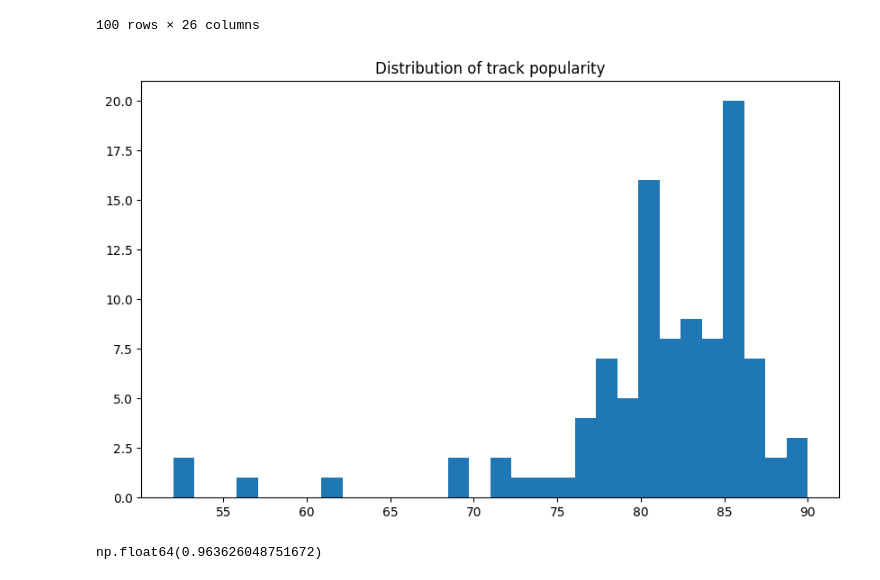
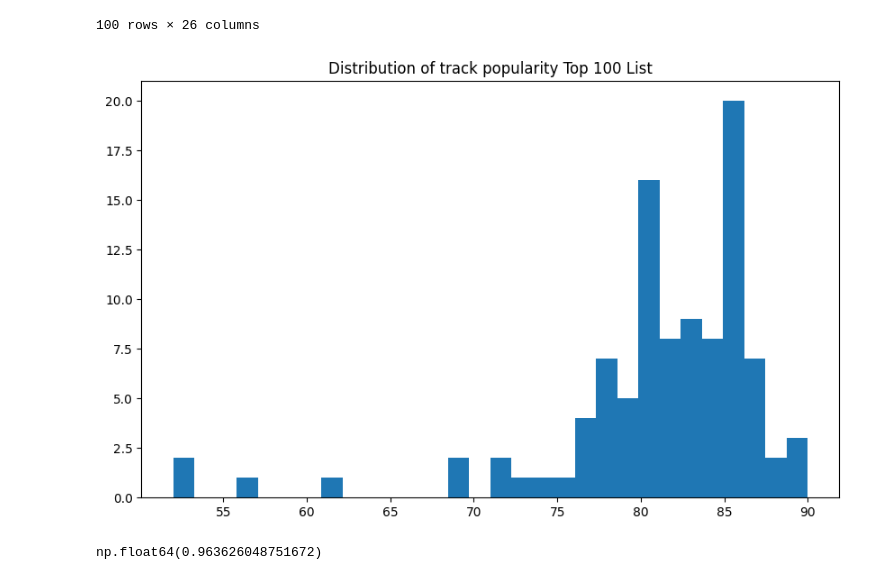
Before and after one commit to Ramonalyst/Music_Recommendation_System, a Jupyter notebook: MRS_statistical_testing.ipynb, the cells around one changed output. Saved outputs shown, nothing was run; the diff lists cells and outputs as text; code cells hidden in the pictures.

```diff
--- a/MRS_statistical_testing.ipynb
+++ b/MRS_statistical_testing.ipynb
@@ -92,11 +92,11 @@ df_top_100
 # %%
 #histogram of track_popularity
 plt.figure(figsize=(10, 6))
 plt.hist(df_top_100['track_popularity'], bins=30, color='#1f77b4')
-plt.title('Distribution of track popularity')
+plt.title('Distribution of track popularity Top 100 List')
 plt.show()
 # %% [output]
-[figure, old version]
+[figure, new version]
 # %%
 pip install scipy
 # %%
```
Also changed, not shown: parts of 16 cells of this notebook.
